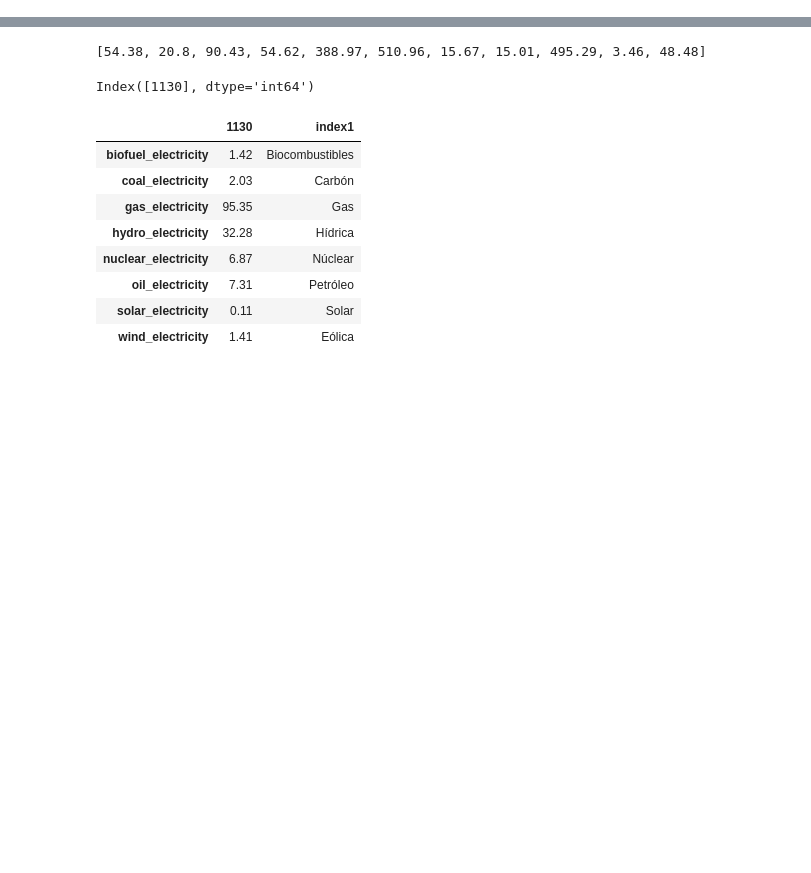
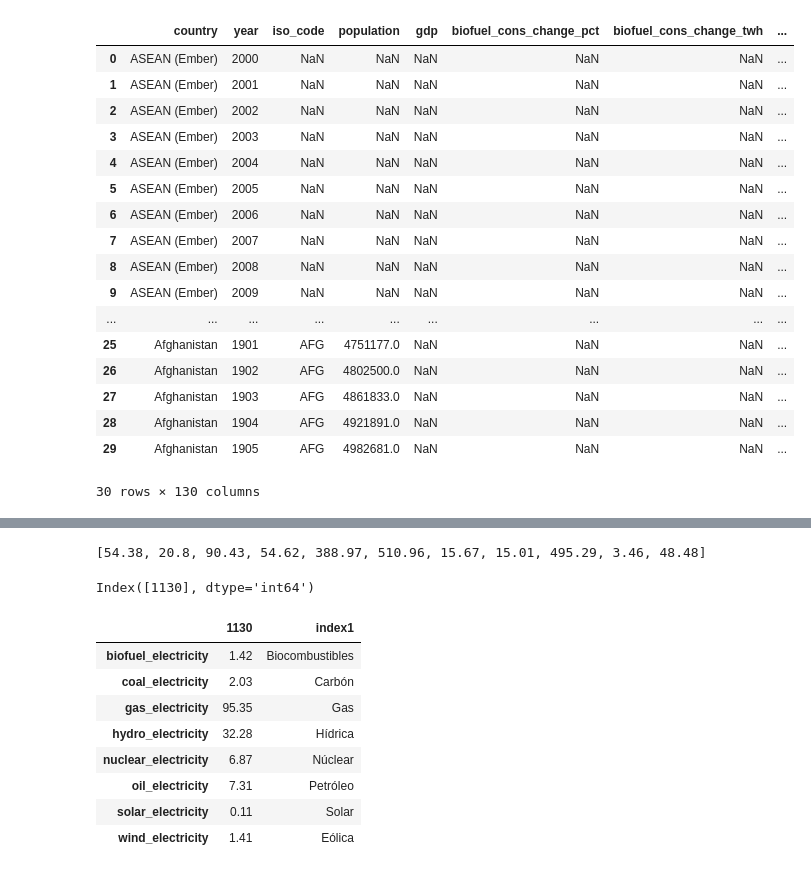
Before and after one commit to dieeh/streamlit_s3, a Jupyter notebook: test.ipynb, the cells around one changed output, grey strips where cells are left out. Saved outputs shown, nothing was run; the diff lists cells and outputs as text; code cells hidden in the pictures; blank space fills up the shorter version.

```diff
--- a/test.ipynb
+++ b/test.ipynb
@@ -1,17 +1,38 @@
 # %%
 import streamlit as st
 import numpy as np
 import pandas as pd
 import matplotlib.pyplot as plt
 import plotly.graph_objects as go
 
 df = pd.read_csv('owid-energy-data.csv')
 df_energies = df[['country', 'year', 'biofuel_electricity', 'coal_electricity', 'fossil_electricity', 'gas_electricity', 'hydro_electricity', 'low_carbon_electricity', 'nuclear_electricity', 'oil_electricity', 'renewables_electricity', 'solar_electricity', 'wind_electricity']]
 df_countries = df['country'].drop_duplicates()
 
 # fossil_electricity = coal_electricity + gas_electricity + oil_electricity
 # renewables_electricity = solar_electricity + wind_electricity + hydro_electricity + biofuel_electricity
 # low_carbon_electricity = renewables_electricity + nuclear_electricity
+
+df.head(30)
+# %% [output]
+|  | country | year | iso_code | population | gdp | biofuel_cons_change_pct | biofuel_cons_change_twh | ... |
+| 0 | ASEAN (Ember) | 2000 | NaN | NaN | NaN | NaN | NaN | ... |
+| 1 | ASEAN (Ember) | 2001 | NaN | NaN | NaN | NaN | NaN | ... |
+| 2 | ASEAN (Ember) | 2002 | NaN | NaN | NaN | NaN | NaN | ... |
+| 3 | ASEAN (Ember) | 2003 | NaN | NaN | NaN | NaN | NaN | ... |
+| 4 | ASEAN (Ember) | 2004 | NaN | NaN | NaN | NaN | NaN | ... |
+| 5 | ASEAN (Ember) | 2005 | NaN | NaN | NaN | NaN | NaN | ... |
+| 6 | ASEAN (Ember) | 2006 | NaN | NaN | NaN | NaN | NaN | ... |
+| 7 | ASEAN (Ember) | 2007 | NaN | NaN | NaN | NaN | NaN | ... |
+| 8 | ASEAN (Ember) | 2008 | NaN | NaN | NaN | NaN | NaN | ... |
+| 9 | ASEAN (Ember) | 2009 | NaN | NaN | NaN | NaN | NaN | ... |
+| ... | ... | ... | ... | ... | ... | ... | ... | ... |
+| 25 | Afghanistan | 1901 | AFG | 4751177.0 | NaN | NaN | NaN | ... |
+| 26 | Afghanistan | 1902 | AFG | 4802500.0 | NaN | NaN | NaN | ... |
+| 27 | Afghanistan | 1903 | AFG | 4861833.0 | NaN | NaN | NaN | ... |
+| 28 | Afghanistan | 1904 | AFG | 4921891.0 | NaN | NaN | NaN | ... |
+| 29 | Afghanistan | 1905 | AFG | 4982681.0 | NaN | NaN | NaN | ... |
+30 rows × 130 columns
 # %%
 k = df_energies[(df_energies['country']=='Germany') & (df_energies['year']==2000)].index
 # %%
```
Also changed, not shown: 1 other file.
